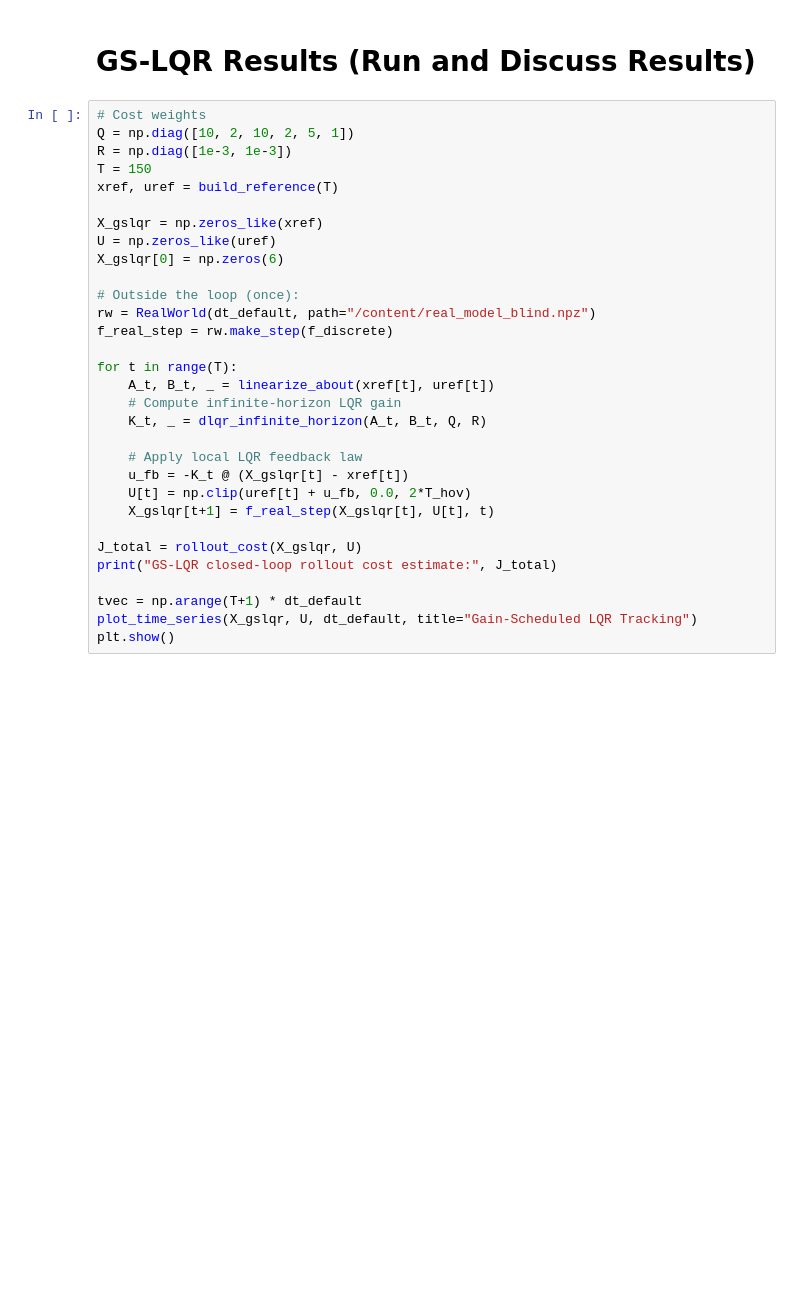
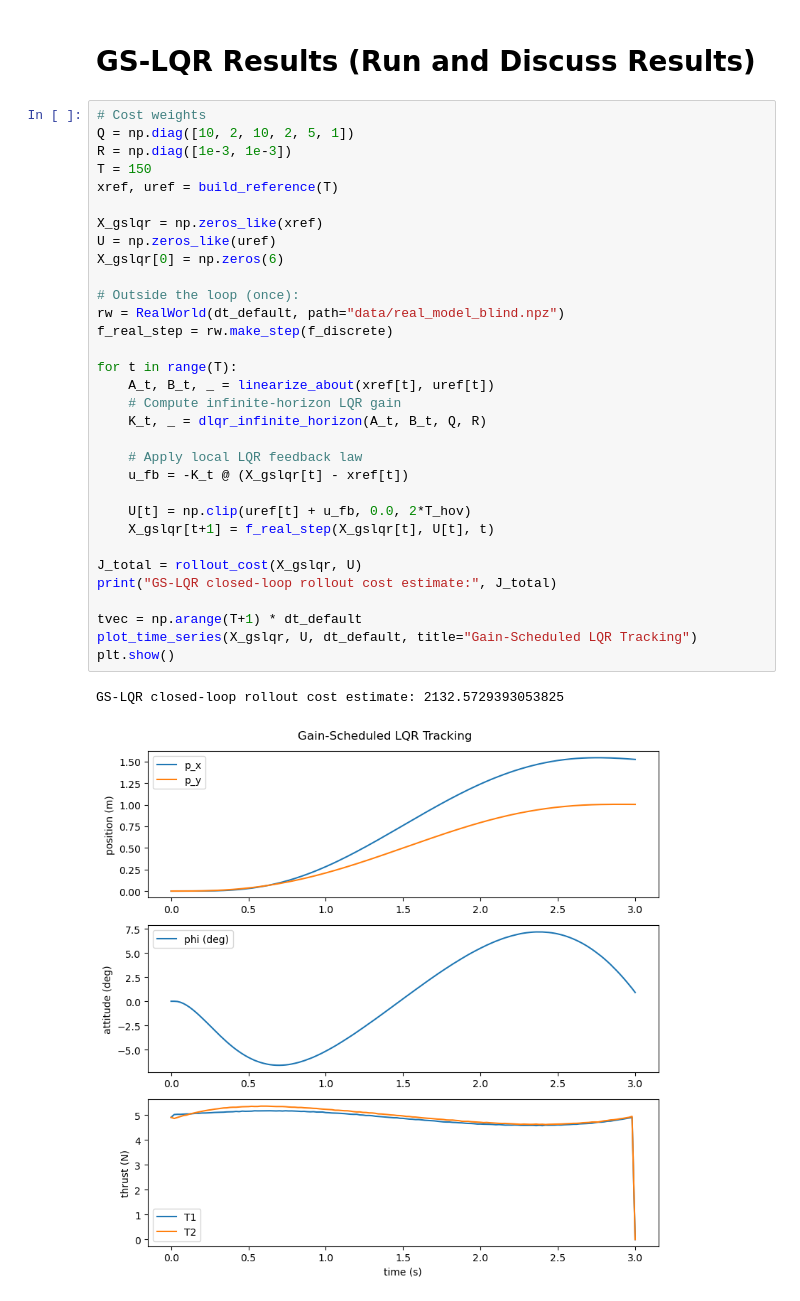
Before and after one commit to ChristopherLuey/AA274A_midterm_FA25, a Jupyter notebook: CS237A_F25_Midterm_P1.ipynb, the cells around one changed output. Saved outputs shown, nothing was run; the diff lists cells and outputs as text; blank space fills up the shorter version.

```diff
--- a/CS237A_F25_Midterm_P1.ipynb
+++ b/CS237A_F25_Midterm_P1.ipynb
@@ -410,34 +422,38 @@ plt.figure(); plt.plot(costs); plt.title("iLQR cost"); plt.xlabel("iteration");
 # %%
 # Cost weights
 Q = np.diag([10, 2, 10, 2, 5, 1])
 R = np.diag([1e-3, 1e-3])
 T = 150
 xref, uref = build_reference(T)
 
 X_gslqr = np.zeros_like(xref)
 U = np.zeros_like(uref)
 X_gslqr[0] = np.zeros(6)
 
 # Outside the loop (once):
-rw = RealWorld(dt_default, path="/content/real_model_blind.npz")
+rw = RealWorld(dt_default, path="data/real_model_blind.npz")
 f_real_step = rw.make_step(f_discrete)
 
 for t in range(T):
     A_t, B_t, _ = linearize_about(xref[t], uref[t])
     # Compute infinite-horizon LQR gain
     K_t, _ = dlqr_infinite_horizon(A_t, B_t, Q, R)
 
     # Apply local LQR feedback law
     u_fb = -K_t @ (X_gslqr[t] - xref[t])
+
     U[t] = np.clip(uref[t] + u_fb, 0.0, 2*T_hov)
     X_gslqr[t+1] = f_real_step(X_gslqr[t], U[t], t)
 
 J_total = rollout_cost(X_gslqr, U)
 print("GS-LQR closed-loop rollout cost estimate:", J_total)
 
 tvec = np.arange(T+1) * dt_default
 plot_time_series(X_gslqr, U, dt_default, title="Gain-Scheduled LQR Tracking")
 plt.show()
+# %% [output]
+GS-LQR closed-loop rollout cost estimate: 2132.5729393053825
+[figure, added]
 # %%
 # Comparison of the closed loop trajectories
 plot_planar_trajectory(X_ilqr_real, X_gslqr, goal=(1.5,1.0))
```
Also changed, not shown: parts of 6 cells of this notebook, 39 other files.
